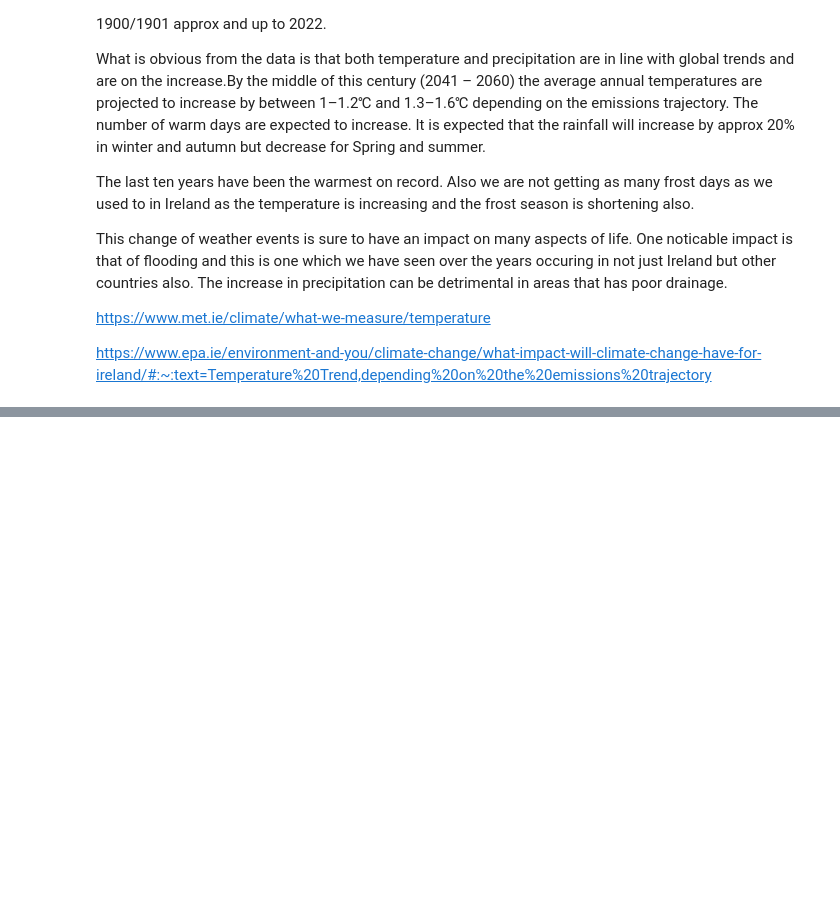
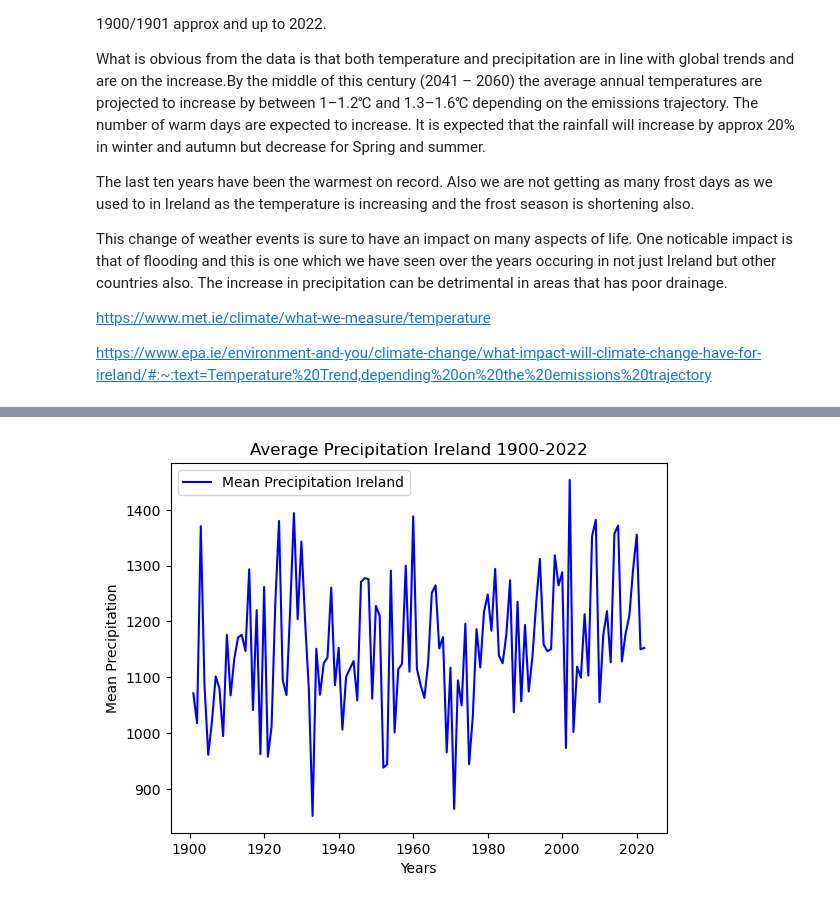
Before and after one commit to AudeAllen/PDA_Project2, a Jupyter notebook: PDA_Project2.ipynb, the cells around one changed output, grey strips where cells are left out. Drawn from its saved outputs; the diff is of its cells as text; code cells hidden in the pictures; blank space fills up the shorter version.

```diff
--- a/PDA_Project2.ipynb
+++ b/PDA_Project2.ipynb
@@ -1143,0 +1264,24 @@ I would expect both to be on the upwards trajectory and show an increase in gene
+# %%
+### Read in Precipitation datafiles
+
+# I am going to firstly plot the Precipitation data
+
+import numpy as np
+import pandas as pd
+import matplotlib.pyplot as plt
+import seaborn as sns
+
+
+# Read in First CSV file - Precipitation file
+
+TemperatureIrishData  = pd.read_csv('Roughwork_Irish/Average Precipitation Yearly.csv')
+
+fig, ax = plt.subplots()
+
+
+TemperatureIrishData.plot(x="Year", y="AnnualMean",ax=ax,xlabel='Years', ylabel='Mean Precipitation', title='Average Precipitation Ireland 1900-2022',label='Mean Precipitation Ireland',color='blue')
+
+
+plt.savefig('Images/AveragePrecipitationIreland.png') # Save to PNG file
+# %% [output]
+[figure, added]
```
Also changed, not shown: parts of 6 cells of this notebook, 4 other files.
